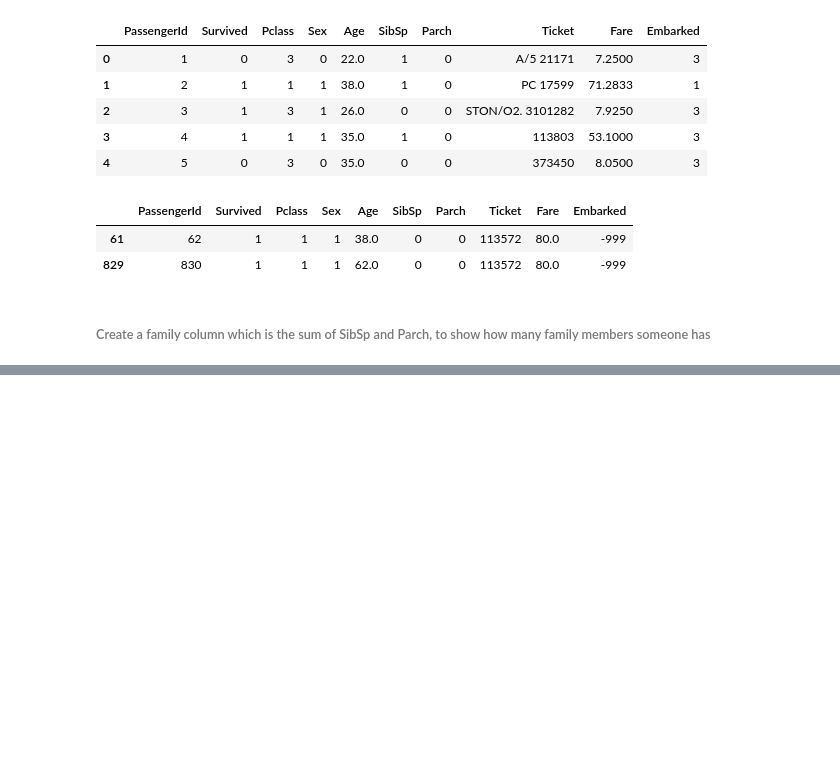
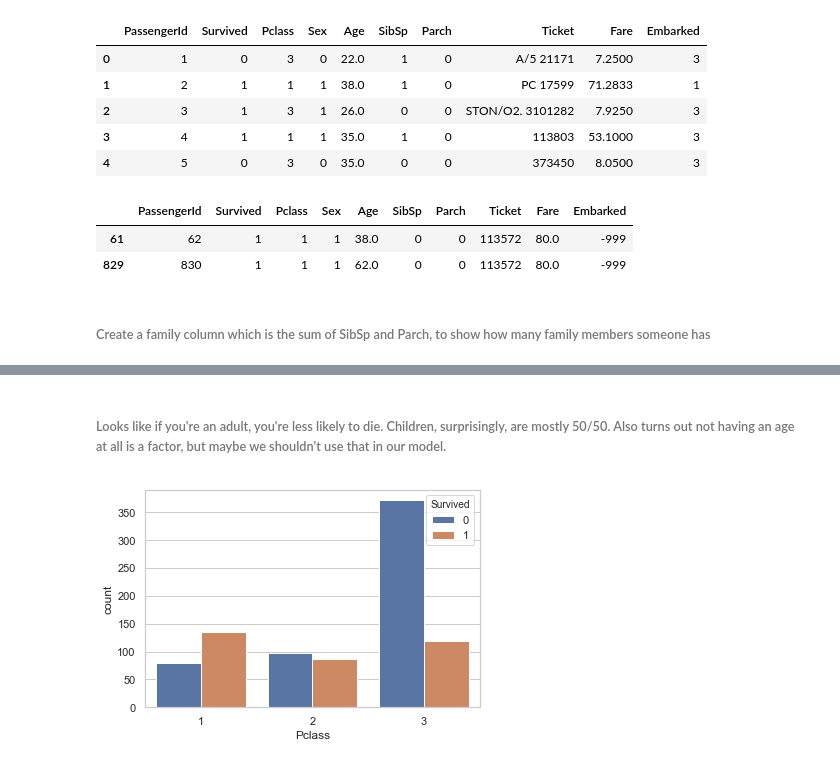
Before and after one commit to Aaraeus/kaggle-titanic, a Jupyter notebook: titanic_model_jupyter_notebook.ipynb, the cells around one changed output, grey strips where cells are left out. Saved outputs shown, nothing was run; the diff lists cells and outputs as text; code cells hidden in the pictures; blank space fills up the shorter version.

```diff
--- a/titanic_model_jupyter_notebook.ipynb
+++ b/titanic_model_jupyter_notebook.ipynb
@@ -169,0 +220,6 @@ df_base['family'] = df_base['SibSp']
+# %% [markdown]
+###### Looks like if you're an adult, you're less likely to die. Children, surprisingly, are mostly 50/50. Also turns out not having an age at all is a factor, but maybe we shouldn't use that in our model.
+# %%
+x = sns.countplot(x="Pclass", hue="Survived", data=df_base)
+# %% [output]
+[figure, added]
```
Also changed, not shown: parts of 27 cells of this notebook.
